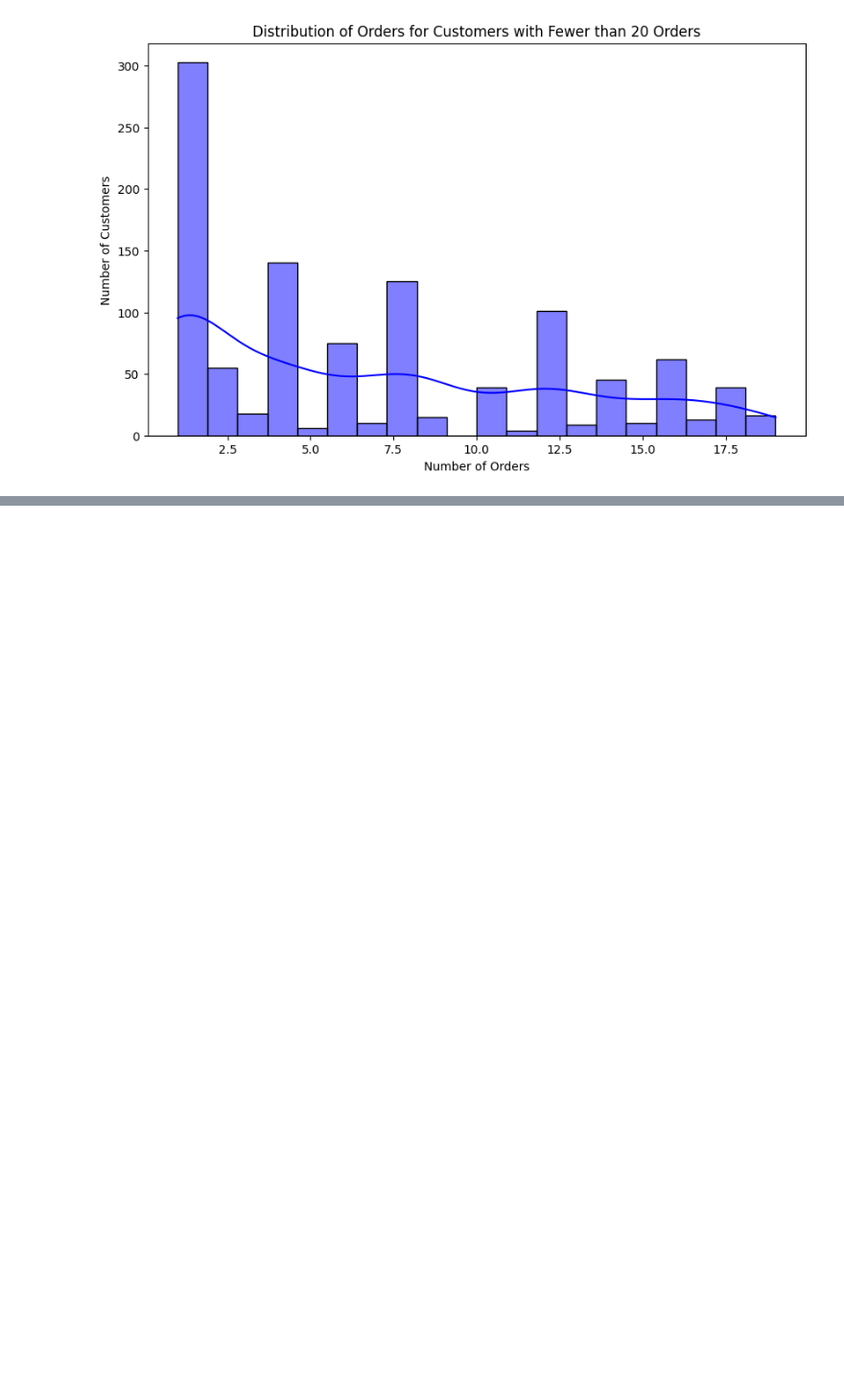
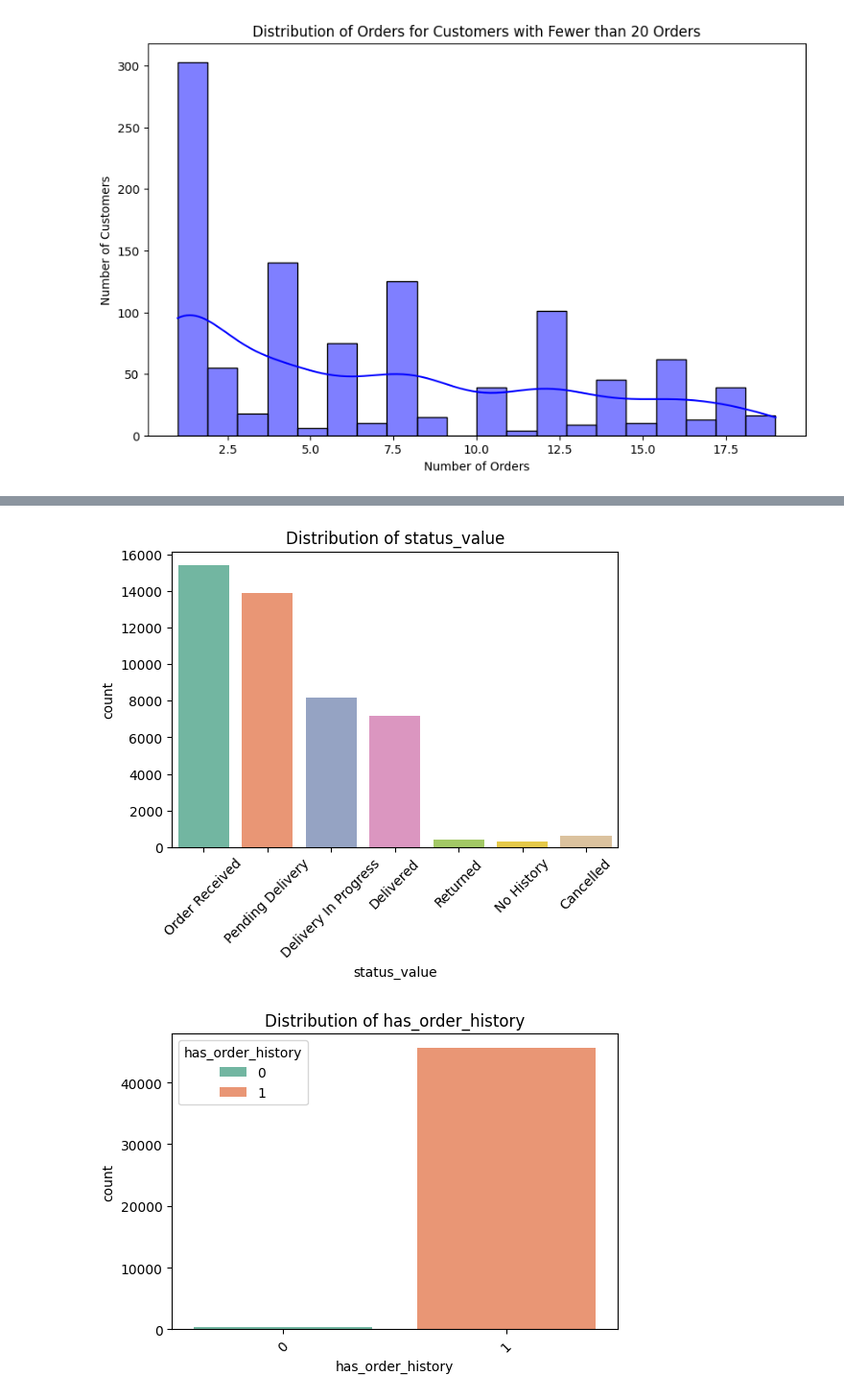
Before and after one commit to Ranjith-DS/DS_Final_Project_01, a Jupyter notebook: Notebook/EDA01.ipynb, the cells around one changed output, grey strips where cells are left out. Shown: that part at 96% size. Saved outputs shown, nothing was run; the diff lists cells and outputs as text; code cells hidden in the pictures; blank space fills up the shorter version.

```diff
--- a/Notebook/EDA01.ipynb
+++ b/Notebook/EDA01.ipynb
@@ -816,0 +959,13 @@ plt.show()
+# %%
+# Categorical column analysis
+categorical_columns = ['status_value', 'has_order_history','order_hist_year', 'churn']
+
+for col in categorical_columns:
+    plt.figure(figsize=(6, 4))
+    sns.countplot(x=col,data=churn_data,hue=col, palette="Set2")
+    plt.xticks(rotation=45)  # Rotate customer IDs if necessary to avoid overlap
+    plt.title(f"Distribution of {col}")
+    plt.show()
+# %% [output]
+[figure, added]
+[figure, added]
```
Also changed, not shown: parts of 33 cells of this notebook.
